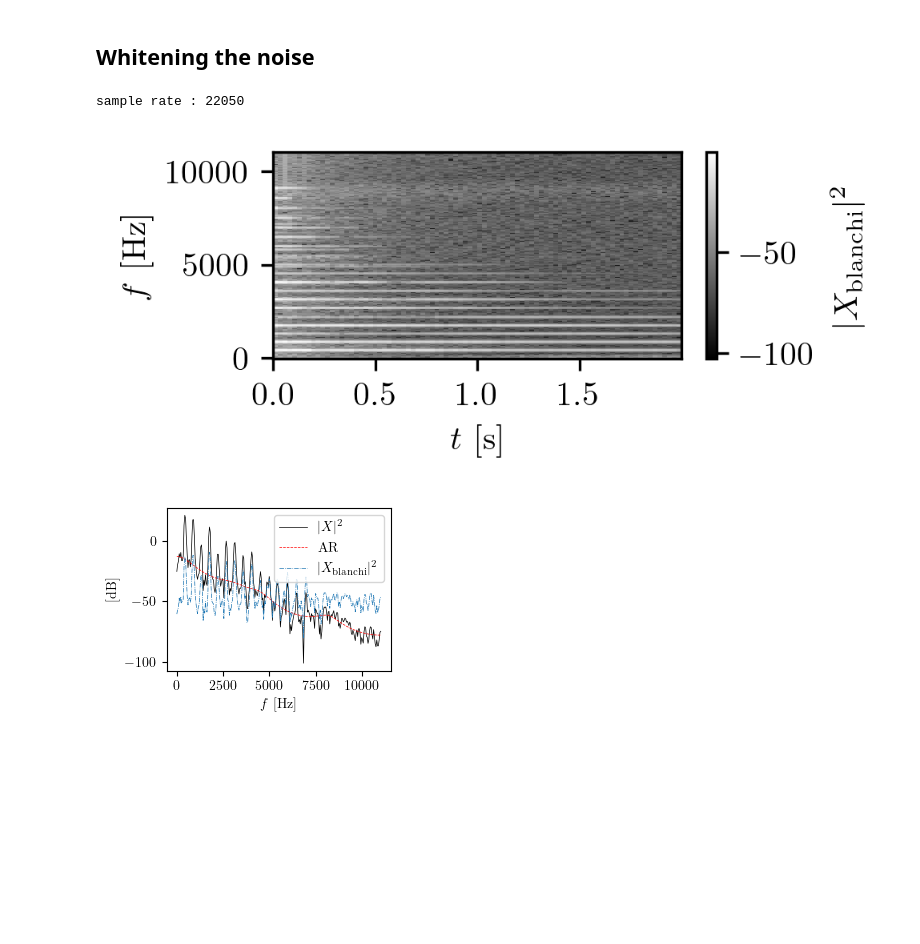
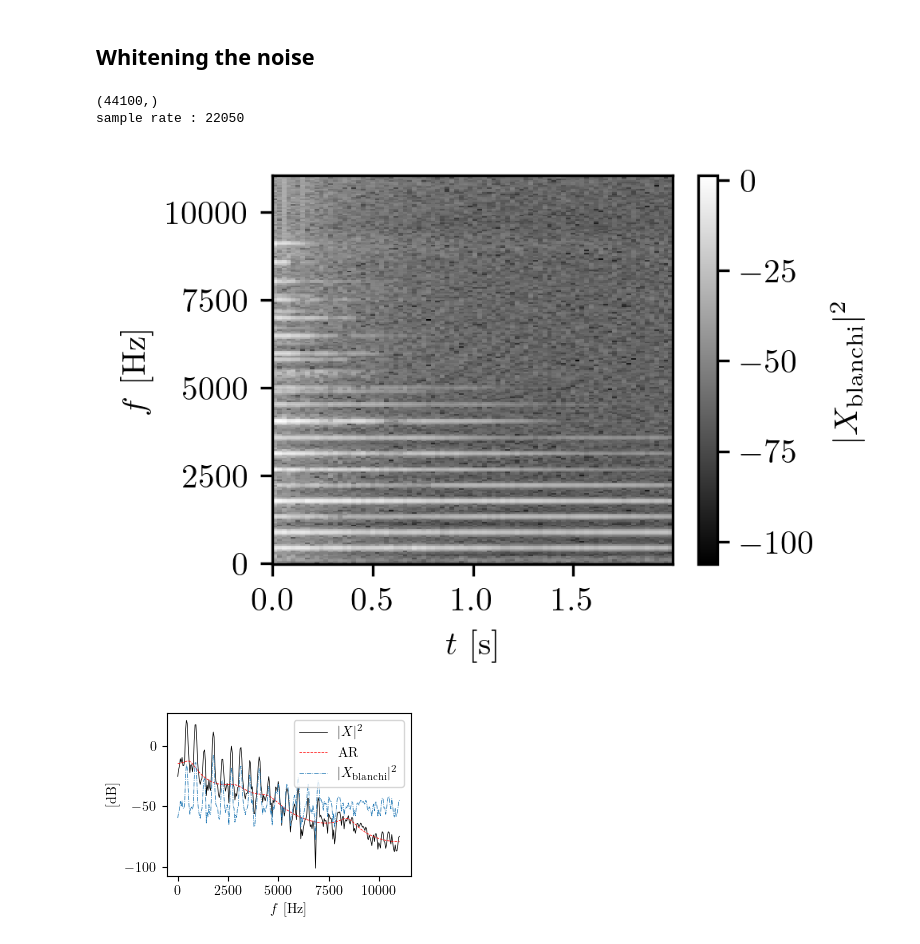
Before and after one commit to peladeaucome/ATIAM-PAM-AnalyseInstruments, a Jupyter notebook: Notebooks/come_HN.ipynb, the cells around one changed output. Drawn from its saved outputs; the diff is of its cells as text; code cells hidden in the pictures; blank space fills up the shorter version.

```diff
--- a/Notebooks/come_HN.ipynb
+++ b/Notebooks/come_HN.ipynb
@@ -5,6 +5,7 @@ import scipy.io
 import os
 import librosa
 import sys
+from IPython.display import display, Audio
 
 
 import matplotlib.pyplot as plt
@@ -21,3 +22,5 @@ from HN_decomposition.Subspace.ESPRIT import *
 
 def RMS(x):
         return np.std(x)
+
+figsize = (8.5/cm, 6/cm)
@@ -77,14 +95,14 @@ plt.show()
 # %% [markdown]
 ## Whitening the noise
 # %%
-rankFilter_bins = 51
+rankFilter_bins = 21
 rankFilter_rank = .3
 
 n_fft = 512
 hop_length = n_fft
 # %%
 
-
+print(np.shape(x))
 x_stft = librosa.stft(x ,n_fft = n_fft, hop_length = hop_length, center=False)
 
 xRankFiltered_stft = rankFilter_stft(x_stft, rankFilter_bins = rankFilter_bins, rankFilter_rank = rankFilter_rank)
@@ -98,6 +116,7 @@ print(f'sample rate : {sr_hz}')
 #plt.colorbar()
 #plt.show()
 # %% [output]
+(44100,)
 sample rate : 22050
 # %%
 window_type = 'hann'
@@ -114,44 +133,41 @@ xWhitened_stft = compute_stft_from_whitened(xWhitened, window_type=window_type)
 
 cmap = 'gray'
 dpi = 300
-figsize = (8/cm, 6/cm)
 
 plt.figure(figsize = figsize, dpi = dpi)
 plt.pcolormesh(t_list, f_list, dB20(x_stft), cmap = cmap, rasterized=True)
 plt.xlabel("$t$ [s]")
 plt.ylabel("$f$ [Hz]")
 plt.colorbar(label = '$|X|^2$')
 plt.tight_layout()
 plt.savefig(fname = os.path.join(save_folder, "input_stft.pdf"), dpi = dpi, bbox_inches = "tight", format = "pdf")
 #plt.show()
 plt.close()
 
 plt.figure(figsize = figsize, dpi = dpi)
 plt.pcolormesh(t_list, f_list, dB10(xRankFiltered_stft), cmap = cmap, rasterized=True)
 plt.xlabel("$t$ [s]")
 plt.ylabel("$f$ [Hz]")
 plt.colorbar(label = '$|N|^2$')
 plt.tight_layout()
 plt.savefig(fname = os.path.join(save_folder, "noise_stft.pdf"), dpi = dpi, bbox_inches = "tight", format = "pdf")
 #plt.show()
 plt.close()
 
 
 plt.figure(figsize = figsize, dpi = dpi)
 plt.pcolormesh(t_list, f_list, dB20(xWhitened_stft), cmap = cmap, rasterized=True)
 plt.xlabel("$t$ [s]")
 plt.ylabel("$f$ [Hz]")
 plt.colorbar(label = "$|X_{\mathrm{blanchi}}|^2$")
 plt.tight_layout()
 plt.savefig(fname = os.path.join(save_folder, "whitened_stft.pdf"), dpi = dpi, bbox_inches = "tight", format = "pdf")
 plt.show()
 plt.close()
 # %% [output]
-[figure, old version]
+[figure, new version]
 # %%
 time_frame_display = 11
-figsize = (8/cm, 6/cm)
-
 
 plt.figure(figsize = figsize)
 #plt.figure(figsize = (15, 5))
@@ -167,6 +183,6 @@ plt.savefig(fname = os.path.join(save_folder, "blanchissement_spectre.pdf"), dpi
 plt.show()
 plt.close()
 # %% [output]
-[figure, old version]
+[figure, new version]
 # %%
 num_poles = 32
```
Also changed, not shown: parts of 5 cells of this notebook, 1 other file.
